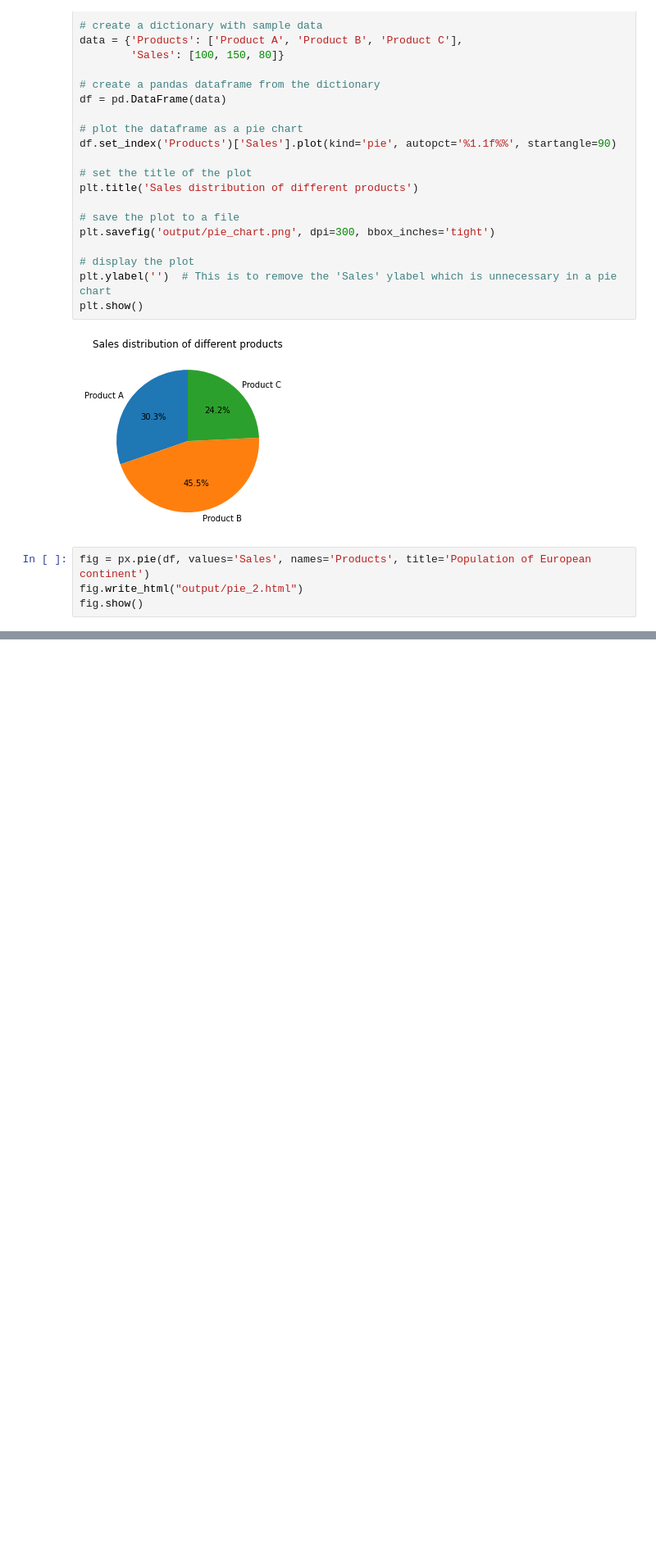
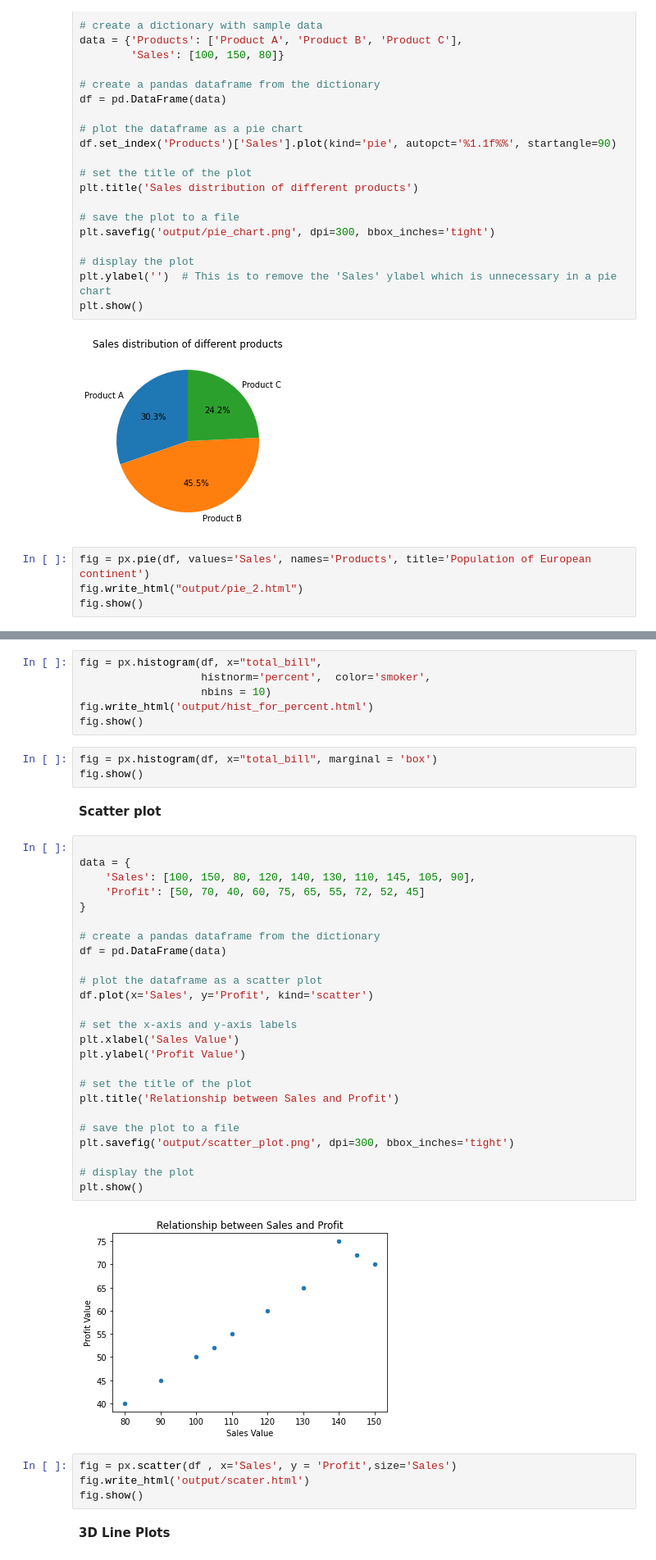
Before and after one commit to mahedishato/Data_vidualization, a Jupyter notebook: part1.ipynb, the cells around one changed output, grey strips where cells are left out. Shown at 82% size. Drawn from its saved outputs; the diff is of its cells as text; blank space fills up the shorter version.

```diff
--- a/part1.ipynb
+++ b/part1.ipynb
@@ -79,0 +142,44 @@ fig.show()
+# %%
+fig = px.histogram(df, x="total_bill",
+                   histnorm='percent',  color='smoker',
+                   nbins = 10)
+fig.write_html('output/hist_for_percent.html')
+fig.show()
+# %%
+fig = px.histogram(df, x="total_bill", marginal = 'box')
+fig.show()
+# %% [markdown]
+**Scatter plot**
+# %%
+
+data = {
+    'Sales': [100, 150, 80, 120, 140, 130, 110, 145, 105, 90],
+    'Profit': [50, 70, 40, 60, 75, 65, 55, 72, 52, 45]
+}
+
+# create a pandas dataframe from the dictionary
+df = pd.DataFrame(data)
+
+# plot the dataframe as a scatter plot
+df.plot(x='Sales', y='Profit', kind='scatter')
+
+# set the x-axis and y-axis labels
+plt.xlabel('Sales Value')
+plt.ylabel('Profit Value')
+
+# set the title of the plot
+plt.title('Relationship between Sales and Profit')
+
+# save the plot to a file
+plt.savefig('output/scatter_plot.png', dpi=300, bbox_inches='tight')
+
+# display the plot
+plt.show()
+# %% [output]
+[figure, added]
+# %%
+fig = px.scatter(df , x='Sales', y = 'Profit',size='Sales')
+fig.write_html('output/scater.html')
+fig.show()
+# %% [markdown]
+**3D Line Plots**
```
Also changed, not shown: parts of 22 cells of this notebook, 17 other files.
